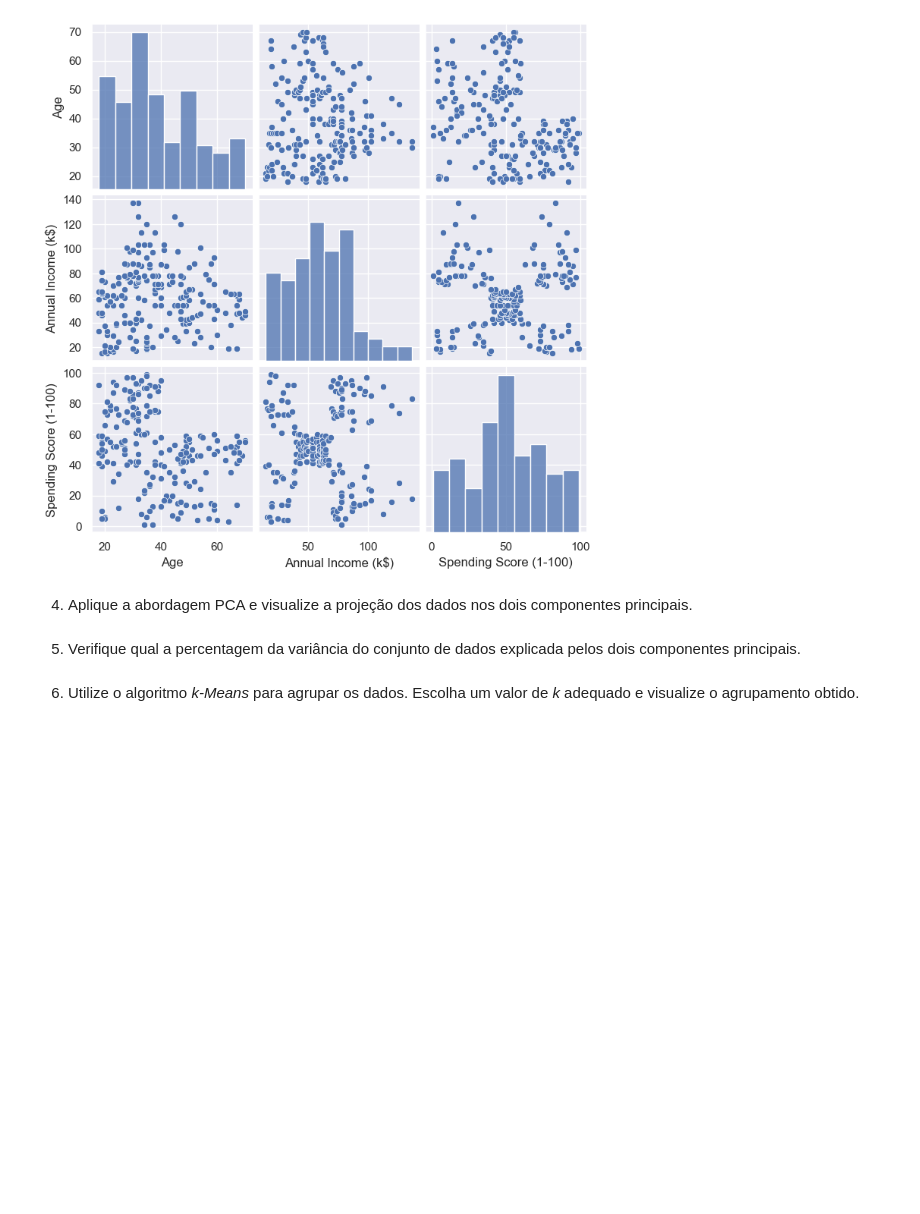
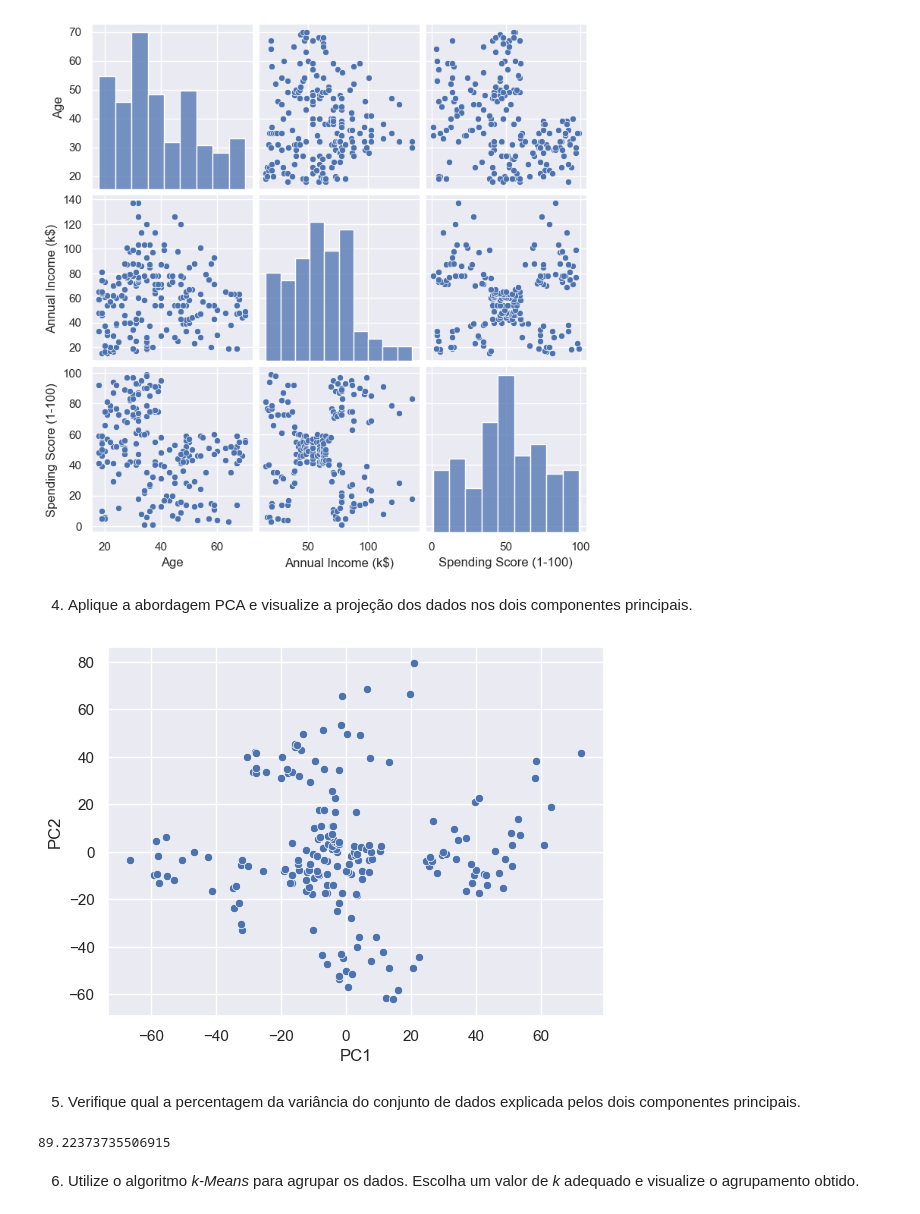
Before and after one commit to Ruisth/DECD, a Jupyter notebook: notebooks/07-exercises.ipynb, the cells around one changed output. Drawn from its saved outputs; the diff is of its cells as text; code cells hidden in the pictures; blank space fills up the shorter version.

```diff
--- a/notebooks/07-exercises.ipynb
+++ b/notebooks/07-exercises.ipynb
@@ -87,7 +87,17 @@ sns.pairplot(prepare_df)
 [figure]
 # %% [markdown]
 4. Aplique a abordagem PCA e visualize a projeção dos dados nos dois componentes principais.
+# %%
+pca = PCA(n_components=2)
+pca_df = pd.DataFrame(pca.fit_transform(prepare_df), index=prepare_df.index, columns=['PC1', 'PC2'])
+sns.scatterplot(pca_df, x='PC1', y='PC2');
+# %% [output]
+[figure, added]
 # %% [markdown]
 5. Verifique qual a percentagem da variância do conjunto de dados explicada pelos dois componentes principais.
+# %%
+pca.explained_variance_ratio_.sum()*100
+# %% [output]
+89.22373735506915
 # %% [markdown]
 6. Utilize o algoritmo *k-Means* para agrupar os dados. Escolha um valor de *k* adequado e visualize o agrupamento obtido.
```
Also changed, not shown: parts of 1 cell of this notebook.
